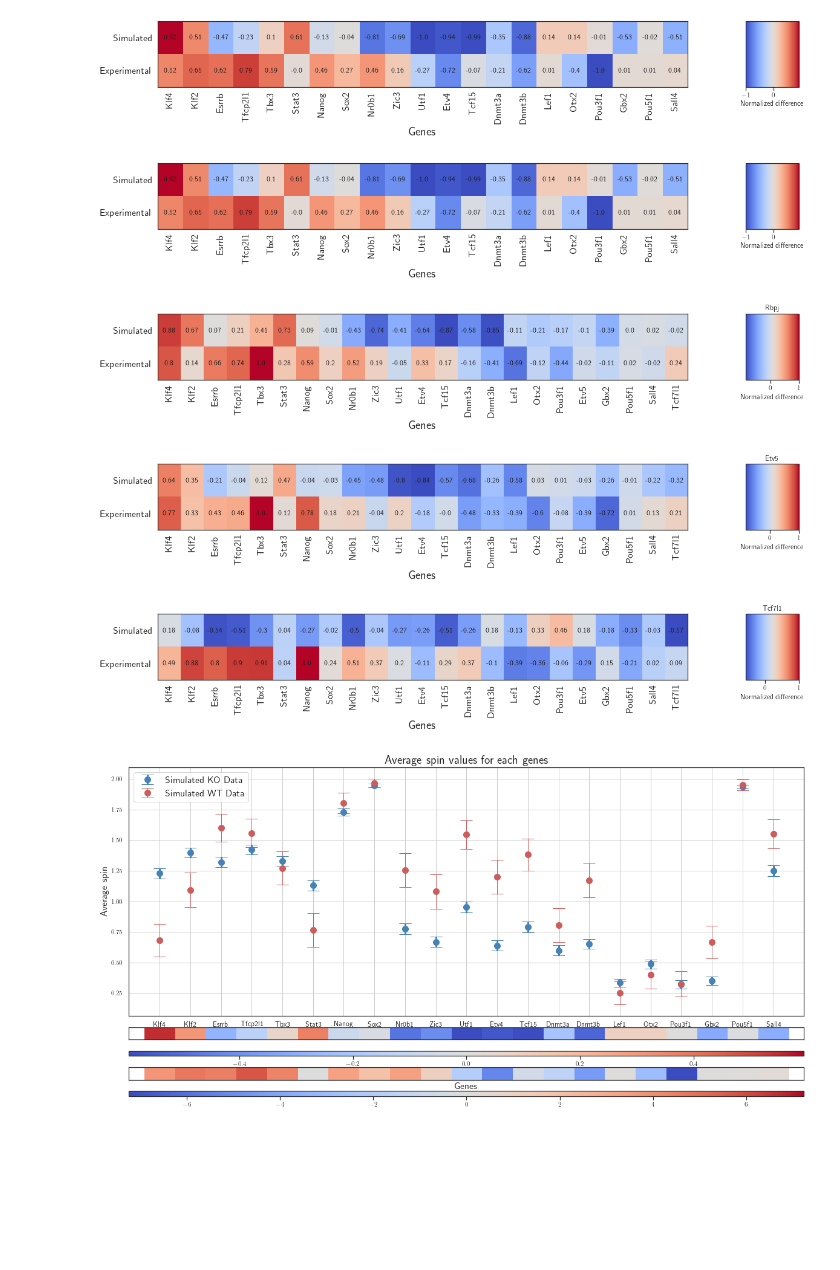
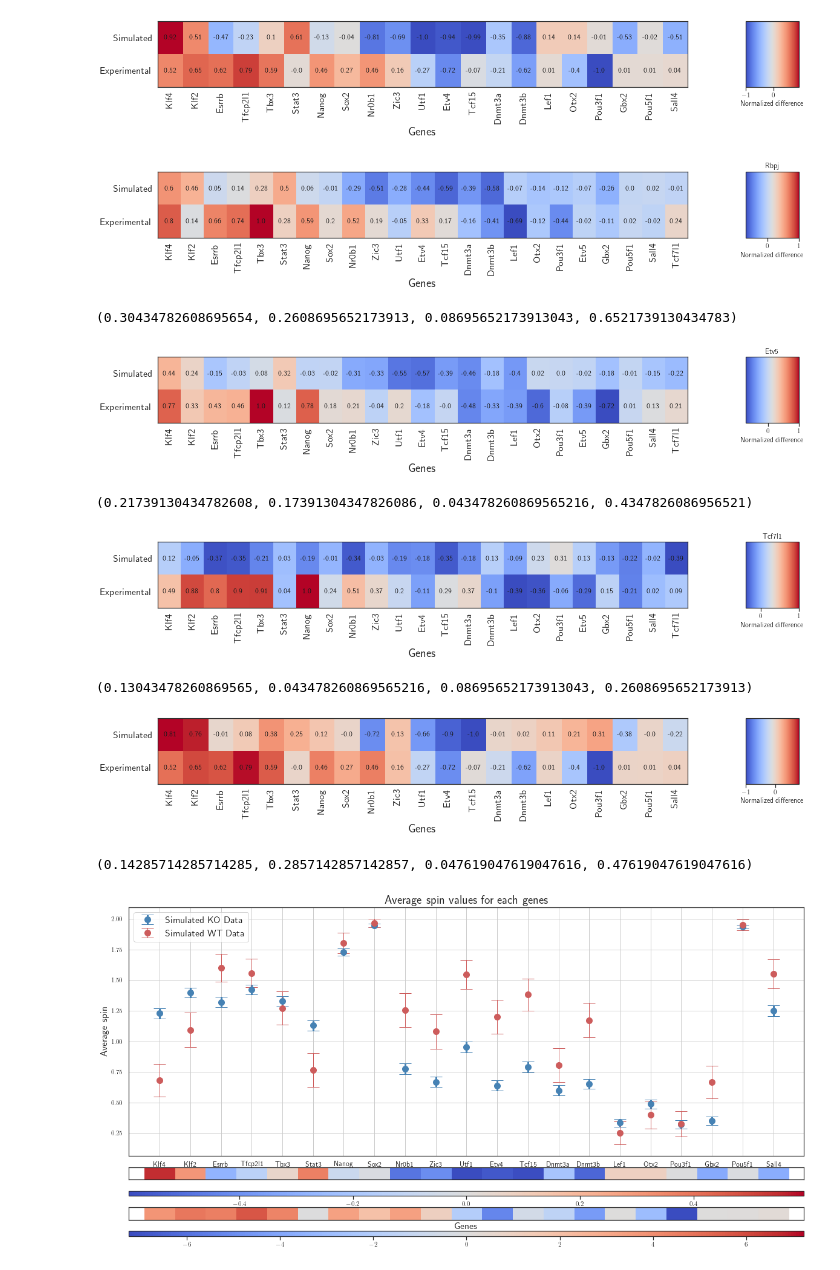
Before and after one commit to CleliaCorridori/GRN_Inference_CODE, a Jupyter notebook: IsingRes_Evaluation.ipynb, the cells around one changed output. Saved outputs shown, nothing was run; the diff lists cells and outputs as text; code cells hidden in the pictures; blank space fills up the shorter version.

```diff
--- a/IsingRes_Evaluation.ipynb
+++ b/IsingRes_Evaluation.ipynb
@@ -1071,33 +1073,44 @@ funcs_ko.KO_heat_comparison_T(diff_sim_T, np.array(df_tKO_Kalkan_sel).squeeze(),
 # %%
 # Normalized differences
 diff_sim   = np.array([diff_pN_Rbpj, diff_pN_Etv5, diff_pN_Tcf7l1])
 log2FC_exp = np.array([exp_logFC_Rbpj, exp_logFC_Etv5, exp_logFC_Tcf7l1])
 genes_KOs  = np.array([KO_genes_order_Rbpj, KO_genes_order_Etv5, KO_genes_order_Tcf7l1])
 
 diff_max = max(np.abs(diff_sim).max(), np.abs(diff_sim_T).max())
 diff_sim_norm = diff_sim/diff_max
 diff_sim_T_norm = diff_sim_T/diff_max
 
 log2FC_exp_norm = log2FC_exp/np.abs(log2FC_exp).max()
+df_tKO_Kalkan_norm = df_tKO_Kalkan_sel/np.abs(df_tKO_Kalkan_sel).max()
+
 # diff_pN_Tcf7l1, exp_logFC_Tcf7l1, KO_genes_order_Tcf7l1
 
+diff_thr = 0.05
+
+# Rbpj
+funcs_ko.KO_heat_comparison_T(diff_sim_norm[0,:], log2FC_exp_norm[0,:], "Rbpj", genes_KOs[0,:], Norm=False)
+print(funcs_ko.fraction_agreement(diff_sim_norm[0,:], log2FC_exp_norm[0,:], genes_KOs[0,:], diff_thr))
+
+# Etv5
+funcs_ko.KO_heat_comparison_T(diff_sim_norm[1,:], log2FC_exp_norm[1,:], "Etv5", genes_KOs[0,:], Norm=False)
+print(funcs_ko.fraction_agreement(diff_sim_norm[1,:], log2FC_exp_norm[1,:], genes_KOs[1,:], diff_thr))
+
+# Tcf7l1
+funcs_ko.KO_heat_comparison_T(diff_sim_norm[2,:], log2FC_exp_norm[2,:], "Tcf7l1", genes_KOs[0,:], Norm=False)
+print(funcs_ko.fraction_agreement(diff_sim_norm[2,:], log2FC_exp_norm[2,:], genes_KOs[2,:], diff_thr))
 
 # Triple
 funcs_ko.KO_heat_comparison_T(diff_sim_T_norm, np.array(df_tKO_Kalkan_sel).squeeze(), "", np.array(common_genes), Norm=False)
-
-# Rbpj
-funcs_ko.KO_heat_comparison_T(diff_sim_norm[0,:], log2FC_exp_norm[0,:], "Rbpj", genes_KOs[0,:], Norm=False)
-
-# Etv5
-funcs_ko.KO_heat_comparison_T(diff_sim_norm[1,:], log2FC_exp_norm[1,:], "Etv5", genes_KOs[0,:], Norm=False)
-
-# Tcf7l1
-funcs_ko.KO_heat_comparison_T(diff_sim_norm[2,:], log2FC_exp_norm[2,:], "Tcf7l1", genes_KOs[0,:], Norm=False)
+print(funcs_ko.fraction_agreement(diff_sim_T_norm, np.array(df_tKO_Kalkan_norm).squeeze(), np.array(common_genes), diff_thr))
 # %% [output]
-[figure, old version]
+[figure, new version]
+(0.30434782608695654, 0.2608695652173913, 0.08695652173913043, 0.6521739130434783)
-[figure, old version]
+[figure, new version]
+(0.21739130434782608, 0.17391304347826086, 0.043478260869565216, 0.4347826086956521)
-[figure, old version]
+[figure, new version]
+(0.13043478260869565, 0.043478260869565216, 0.08695652173913043, 0.2608695652173913)
-[figure, old version]
+[figure, new version]
+(0.14285714285714285, 0.2857142857142857, 0.047619047619047616, 0.47619047619047616)
 # %%
 # diff_sim_T, diff_sim_std_T, idx_notS_T = funcs_ko.KO_diff_sim(KO_T_weighted_avg_sel_T, KO_T_weighted_std_sel_T ,wt_T_avg_sel_T, wt_T_std_sel_T, thr_significance=3)
 
```
Also changed, not shown: parts of 14 cells of this notebook, 3 other files.
